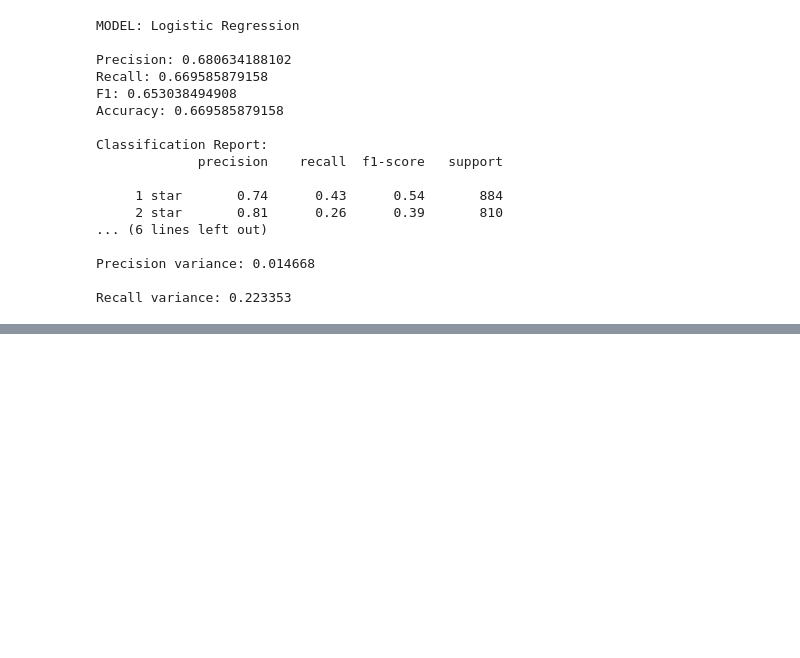
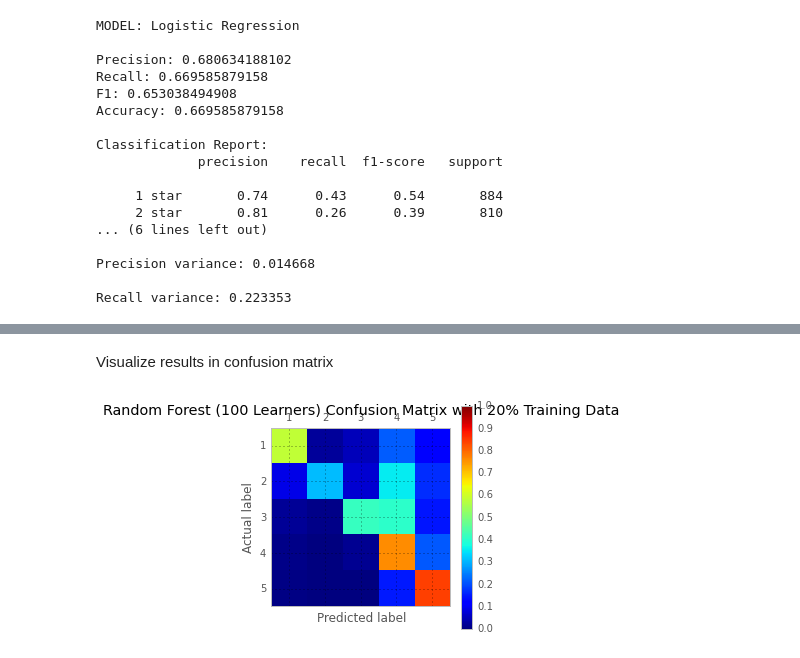
Before and after one commit to kevin11h/YelpDatasetChallengeDataScienceAndMachineLearningUCSD, a Jupyter notebook: Yelp Predictive Analytics.ipynb, the cells around one changed output, grey strips where cells are left out. Cells and saved outputs as stored; diff of their text form; code cells hidden in the pictures; blank space fills up the shorter version.

```diff
--- a/Yelp Predictive Analytics.ipynb
+++ b/Yelp Predictive Analytics.ipynb
@@ -1349,8 +1226,0 @@ Transform Yelp Reviews into feature vectors
-# %%
-BIGRAM_RANGE = (2, 2)
-random_forest_vectorizer = CountVectorizer(analyzer = "word",
-                                           tokenizer = None,
-                                           preprocessor = None,
-                                           ngram_range = BIGRAM_RANGE,
-                                           strip_accents = 'unicode',
-                                           max_features = 1000)
@@ -1467,0 +1588,6 @@ Recall variance: 0.223353
+# %%
+TEST_SIZE = 0.20
+train_X, test_X, train_y, test_y = train_test_split(df_with_initial_features_and_preprocessed_review_text.review_text,
+                                                    df_with_initial_features_and_preprocessed_review_text.review_stars,
+                                                    test_size=TEST_SIZE,
+                                                    random_state=42)
@@ -1467,0 +1603,3 @@ Recall variance: 0.223353
+# %%
+%time forest100.fit(random_forest_feature_matrix_train.toarray(), train_y)
+forest100_pred = forest100.predict(random_forest_feature_matrix_test.toarray())
@@ -1467,0 +1609,8 @@ Recall variance: 0.223353
+# %% [markdown]
+Visualize results in confusion matrix
+# %%
+random_forest_confusion_matrix = confusion_matrix(test_y, forest100_pred)
+plot_confusion_matrix(random_forest_confusion_matrix, 'Random Forest (100 Learners) Confusion Matrix with 20% Training Data',
+                      savefilename='TwentyRandomForestCM.png')
+# %% [output]
+[figure, added]
```
Also changed, not shown: parts of 73 cells of this notebook.
